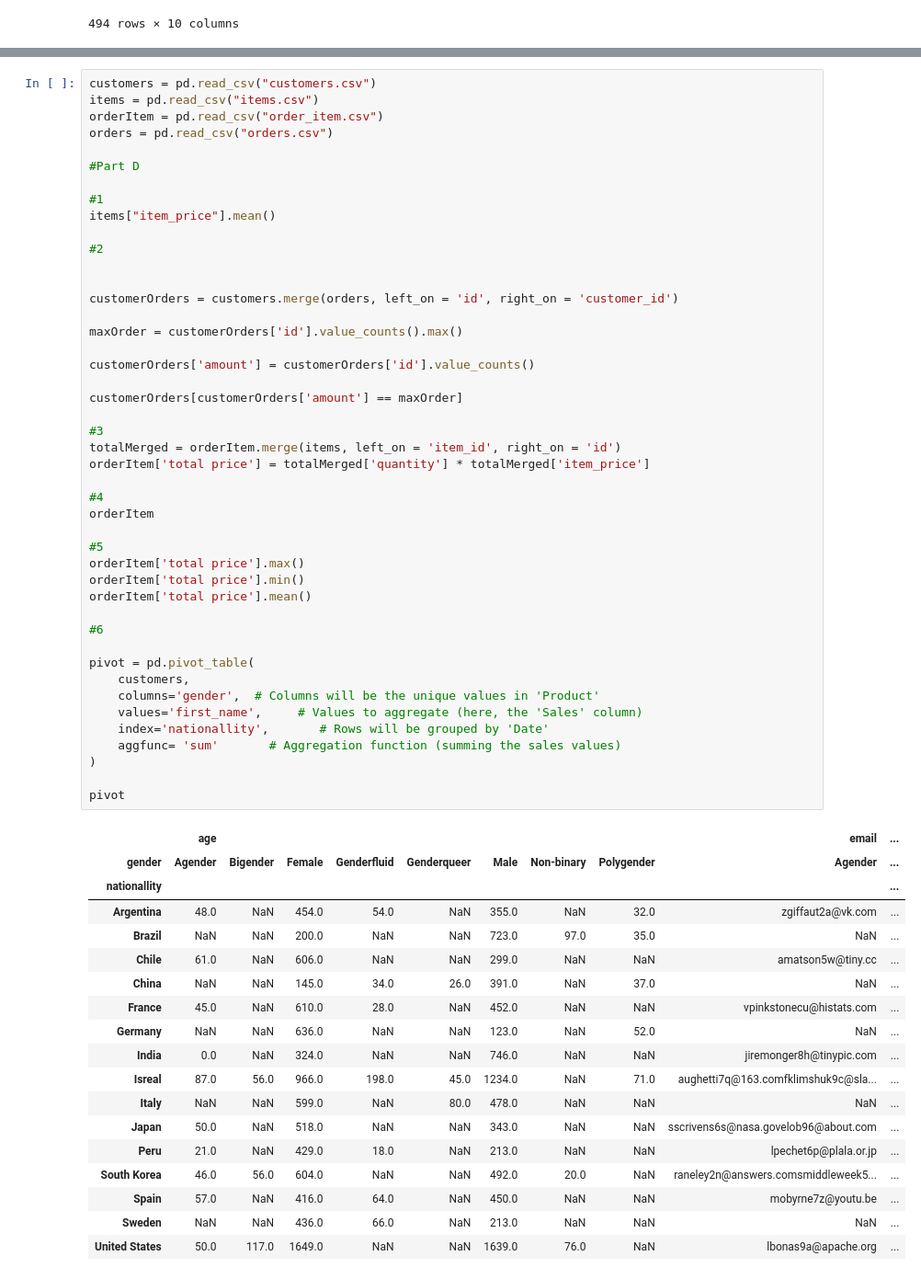
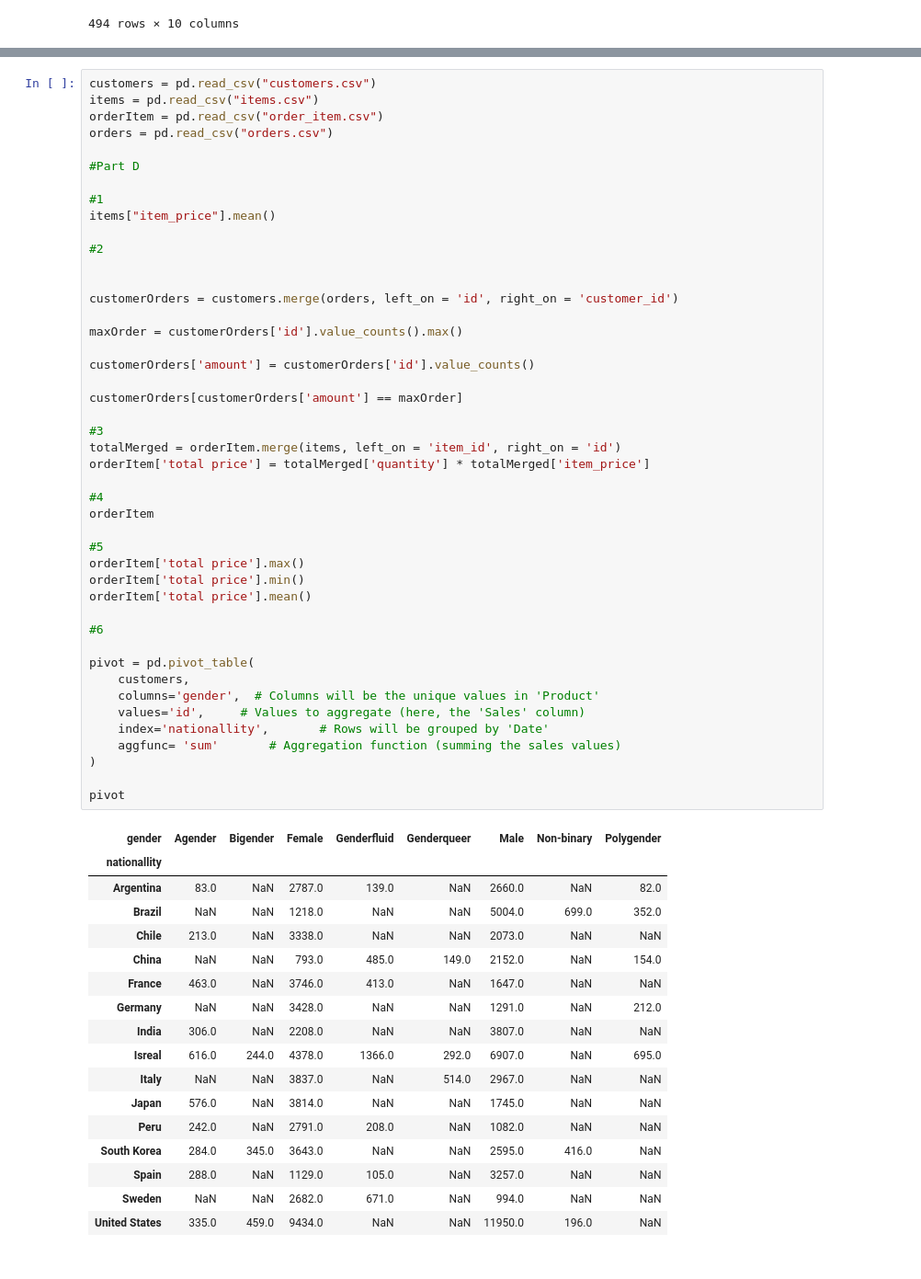
Before and after one commit to Mang0Fish/test19.12, a Jupyter notebook: Test19.12.ipynb, the cells around one changed output, grey strips where cells are left out. Shown at 92% size. Cells and saved outputs as stored; diff of their text form.

```diff
--- a/Test19.12.ipynb
+++ b/Test19.12.ipynb
@@ -252,49 +292,48 @@ customerOrders = customers.merge(orders, left_on = 'id', right_on = 'customer_id
 
 maxOrder = customerOrders['id'].value_counts().max()
 
 customerOrders['amount'] = customerOrders['id'].value_counts()
 
 customerOrders[customerOrders['amount'] == maxOrder]
 
 #3
 totalMerged = orderItem.merge(items, left_on = 'item_id', right_on = 'id')
 orderItem['total price'] = totalMerged['quantity'] * totalMerged['item_price']
 
 #4
 orderItem
 
 #5
 orderItem['total price'].max()
 orderItem['total price'].min()
 orderItem['total price'].mean()
 
 #6
 
 pivot = pd.pivot_table(
     customers,
     columns='gender',  # Columns will be the unique values in 'Product'
-    values='first_name',     # Values to aggregate (here, the 'Sales' column)
+    values='id',     # Values to aggregate (here, the 'Sales' column)
     index='nationallity',       # Rows will be grouped by 'Date'
     aggfunc= 'sum'       # Aggregation function (summing the sales values)
 )
 
 pivot
 # %% [output]
-|  | age |  |  |  |  |  |  |  | email | ... |
-| gender | Agender | Bigender | Female | Genderfluid | Genderqueer | Male | Non-binary | Polygender | Agender | ... |
-| nationallity |  |  |  |  |  |  |  |  |  | ... |
-| Argentina | 48.0 | NaN | 454.0 | 54.0 | NaN | 355.0 | NaN | 32.0 | zgiffaut2a@vk.com | ... |
-| Brazil | NaN | NaN | 200.0 | NaN | NaN | 723.0 | 97.0 | 35.0 | NaN | ... |
-| Chile | 61.0 | NaN | 606.0 | NaN | NaN | 299.0 | NaN | NaN | amatson5w@tiny.cc | ... |
-| China | NaN | NaN | 145.0 | 34.0 | 26.0 | 391.0 | NaN | 37.0 | NaN | ... |
-| France | 45.0 | NaN | 610.0 | 28.0 | NaN | 452.0 | NaN | NaN | vpinkstonecu@histats.com | ... |
-| Germany | NaN | NaN | 636.0 | NaN | NaN | 123.0 | NaN | 52.0 | NaN | ... |
-| India | 0.0 | NaN | 324.0 | NaN | NaN | 746.0 | NaN | NaN | jiremonger8h@tinypic.com | ... |
-| Isreal | 87.0 | 56.0 | 966.0 | 198.0 | 45.0 | 1234.0 | NaN | 71.0 | aughetti7q@163.comfklimshuk9c@sla... | ... |
-| Italy | NaN | NaN | 599.0 | NaN | 80.0 | 478.0 | NaN | NaN | NaN | ... |
-| Japan | 50.0 | NaN | 518.0 | NaN | NaN | 343.0 | NaN | NaN | sscrivens6s@nasa.govelob96@about.com | ... |
-| Peru | 21.0 | NaN | 429.0 | 18.0 | NaN | 213.0 | NaN | NaN | lpechet6p@plala.or.jp | ... |
-| South Korea | 46.0 | 56.0 | 604.0 | NaN | NaN | 492.0 | 20.0 | NaN | raneley2n@answers.comsmiddleweek5... | ... |
-| Spain | 57.0 | NaN | 416.0 | 64.0 | NaN | 450.0 | NaN | NaN | mobyrne7z@youtu.be | ... |
-| Sweden | NaN | NaN | 436.0 | 66.0 | NaN | 213.0 | NaN | NaN | NaN | ... |
-| United States | 50.0 | 117.0 | 1649.0 | NaN | NaN | 1639.0 | 76.0 | NaN | lbonas9a@apache.org | ... |
+| gender | Agender | Bigender | Female | Genderfluid | Genderqueer | Male | Non-binary | Polygender |
+| nationallity |  |  |  |  |  |  |  |  |
+| Argentina | 83.0 | NaN | 2787.0 | 139.0 | NaN | 2660.0 | NaN | 82.0 |
+| Brazil | NaN | NaN | 1218.0 | NaN | NaN | 5004.0 | 699.0 | 352.0 |
+| Chile | 213.0 | NaN | 3338.0 | NaN | NaN | 2073.0 | NaN | NaN |
+| China | NaN | NaN | 793.0 | 485.0 | 149.0 | 2152.0 | NaN | 154.0 |
+| France | 463.0 | NaN | 3746.0 | 413.0 | NaN | 1647.0 | NaN | NaN |
+| Germany | NaN | NaN | 3428.0 | NaN | NaN | 1291.0 | NaN | 212.0 |
+| India | 306.0 | NaN | 2208.0 | NaN | NaN | 3807.0 | NaN | NaN |
+| Isreal | 616.0 | 244.0 | 4378.0 | 1366.0 | 292.0 | 6907.0 | NaN | 695.0 |
+| Italy | NaN | NaN | 3837.0 | NaN | 514.0 | 2967.0 | NaN | NaN |
+| Japan | 576.0 | NaN | 3814.0 | NaN | NaN | 1745.0 | NaN | NaN |
+| Peru | 242.0 | NaN | 2791.0 | 208.0 | NaN | 1082.0 | NaN | NaN |
+| South Korea | 284.0 | 345.0 | 3643.0 | NaN | NaN | 2595.0 | 416.0 | NaN |
+| Spain | 288.0 | NaN | 1129.0 | 105.0 | NaN | 3257.0 | NaN | NaN |
+| Sweden | NaN | NaN | 2682.0 | 671.0 | NaN | 994.0 | NaN | NaN |
+| United States | 335.0 | 459.0 | 9434.0 | NaN | NaN | 11950.0 | 196.0 | NaN |
```
Also changed, not shown: parts of 5 cells of this notebook.
